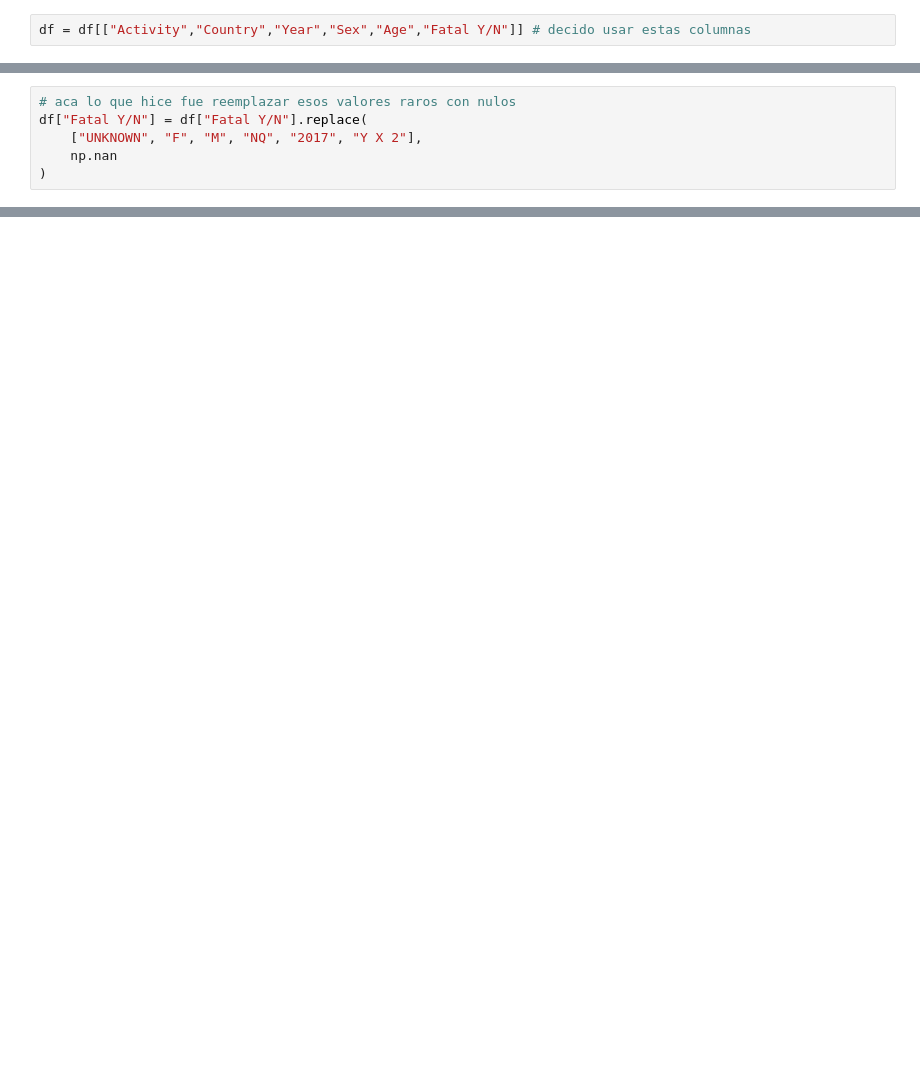
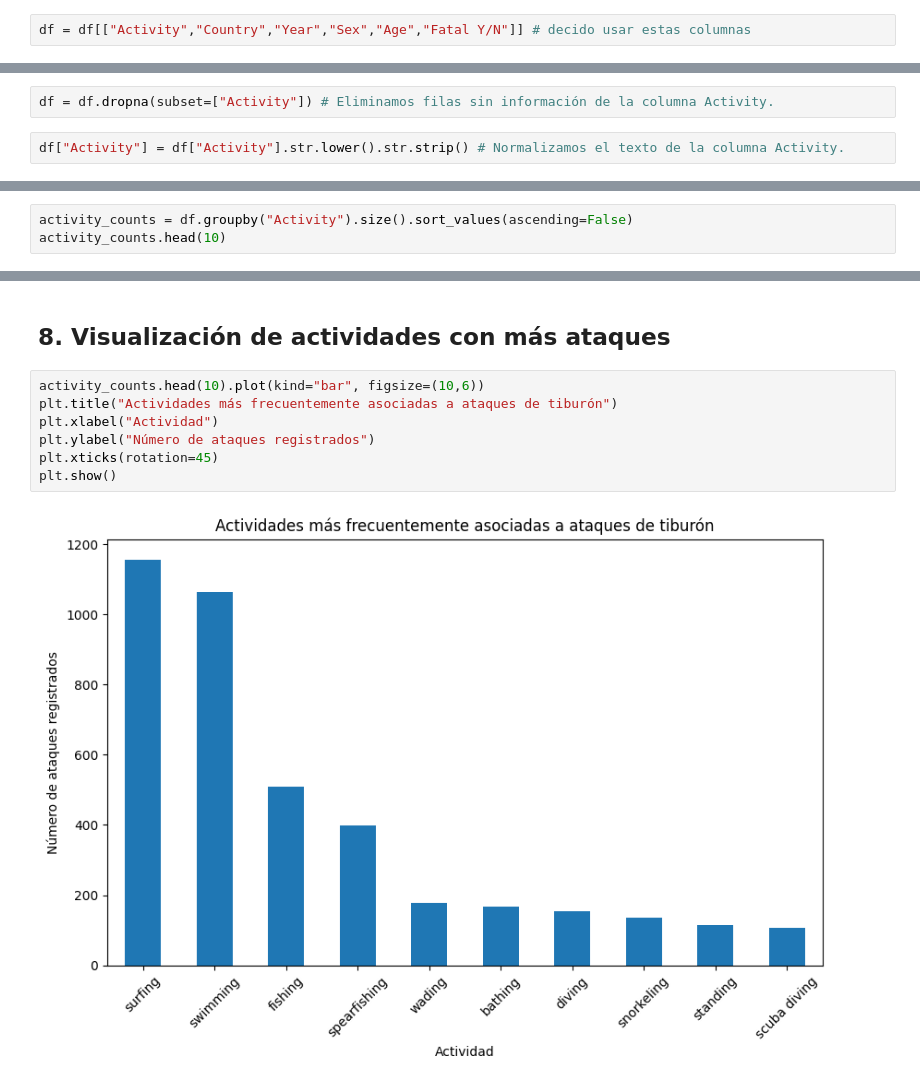
Before and after one commit to gabrieleb76-bot/Shark_Attacks_New, a Jupyter notebook: Shark_Attacks.ipynb, the cells around one changed output, grey strips where cells are left out. Drawn from its saved outputs; the diff is of its cells as text; blank space fills up the shorter version.

```diff
--- a/Shark_Attacks.ipynb
+++ b/Shark_Attacks.ipynb
@@ -146,6 +120,0 @@ df["Fatal Y/N"] = df["Fatal Y/N"].str.strip().str.upper() # normalice texto
-# %%
-# aca lo que hice fue reemplazar esos valores raros con nulos
-df["Fatal Y/N"] = df["Fatal Y/N"].replace(
-    ["UNKNOWN", "F", "M", "NQ", "2017", "Y X 2"],
-    np.nan
-)
@@ -311,0 +164,4 @@ POR EPOCA DEL AÑO:
+# %%
+df = df.dropna(subset=["Activity"]) # Eliminamos filas sin información de la columna Activity.
+# %%
+df["Activity"] = df["Activity"].str.lower().str.strip() # Normalizamos el texto de la columna Activity.
@@ -311,0 +196,3 @@ POR EPOCA DEL AÑO:
+# %%
+activity_counts = df.groupby("Activity").size().sort_values(ascending=False)
+activity_counts.head(10)
@@ -311,0 +212,11 @@ POR EPOCA DEL AÑO:
+# %% [markdown]
+## 8. Visualización de actividades con más ataques
+# %%
+activity_counts.head(10).plot(kind="bar", figsize=(10,6))
+plt.title("Actividades más frecuentemente asociadas a ataques de tiburón")
+plt.xlabel("Actividad")
+plt.ylabel("Número de ataques registrados")
+plt.xticks(rotation=45)
+plt.show()
+# %% [output]
+[figure, added]
```
Also changed, not shown: parts of 59 cells of this notebook.
